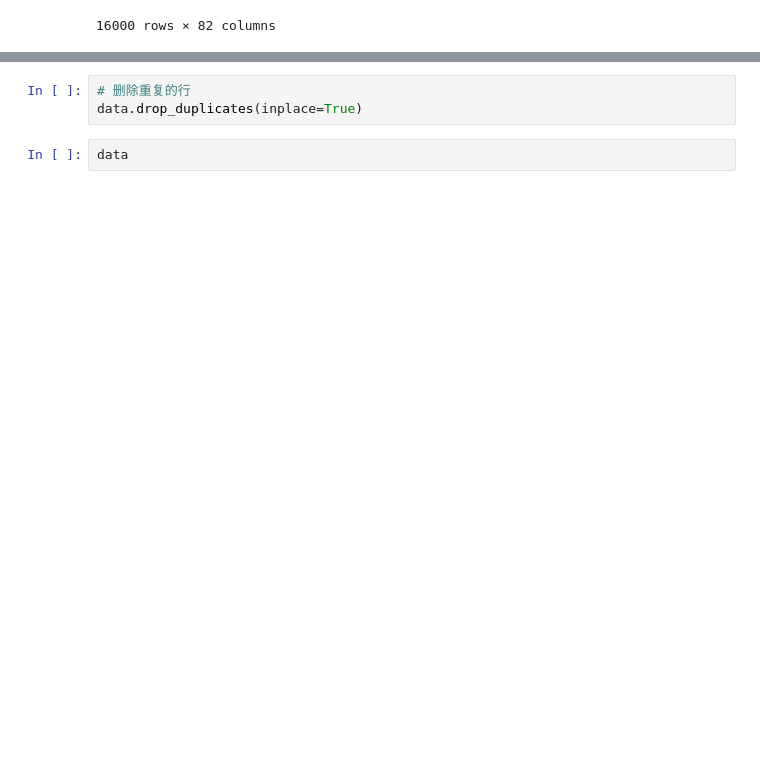
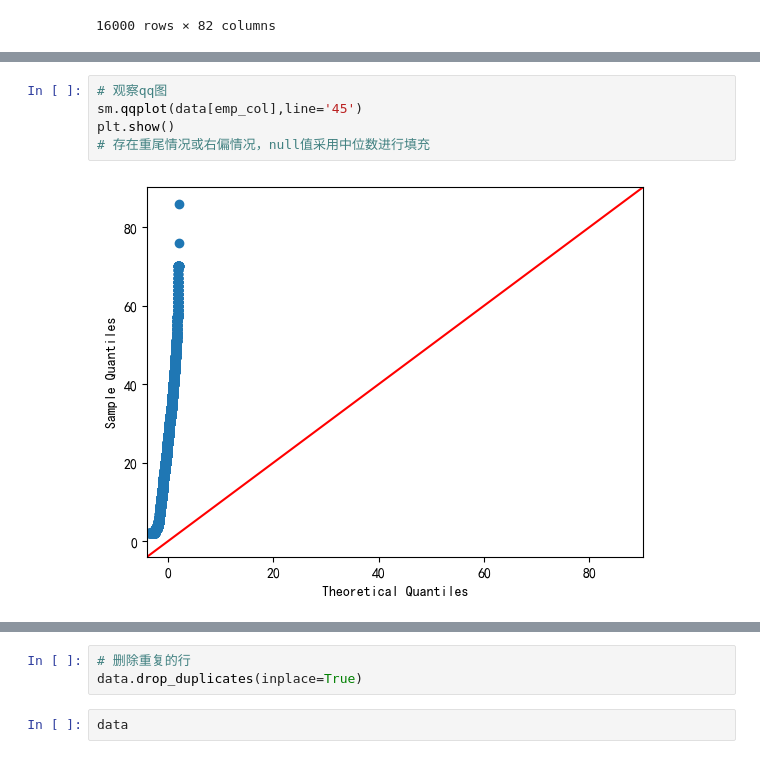
Before and after one commit to xioawei1/fc_project, a Jupyter notebook: python3.8_fc_oneStep.ipynb, the cells around one changed output, grey strips where cells are left out. Drawn from its saved outputs; the diff is of its cells as text; blank space fills up the shorter version.

```diff
--- a/python3.8_fc_oneStep.ipynb
+++ b/python3.8_fc_oneStep.ipynb
@@ -53,0 +62,7 @@ Length: 75, dtype: int64
+# %%
+# 观察qq图
+sm.qqplot(data[emp_col],line='45')
+plt.show()
+# 存在重尾情况或右偏情况，null值采用中位数进行填充
+# %% [output]
+[figure, added]
```
Also changed, not shown: parts of 9 cells of this notebook.
